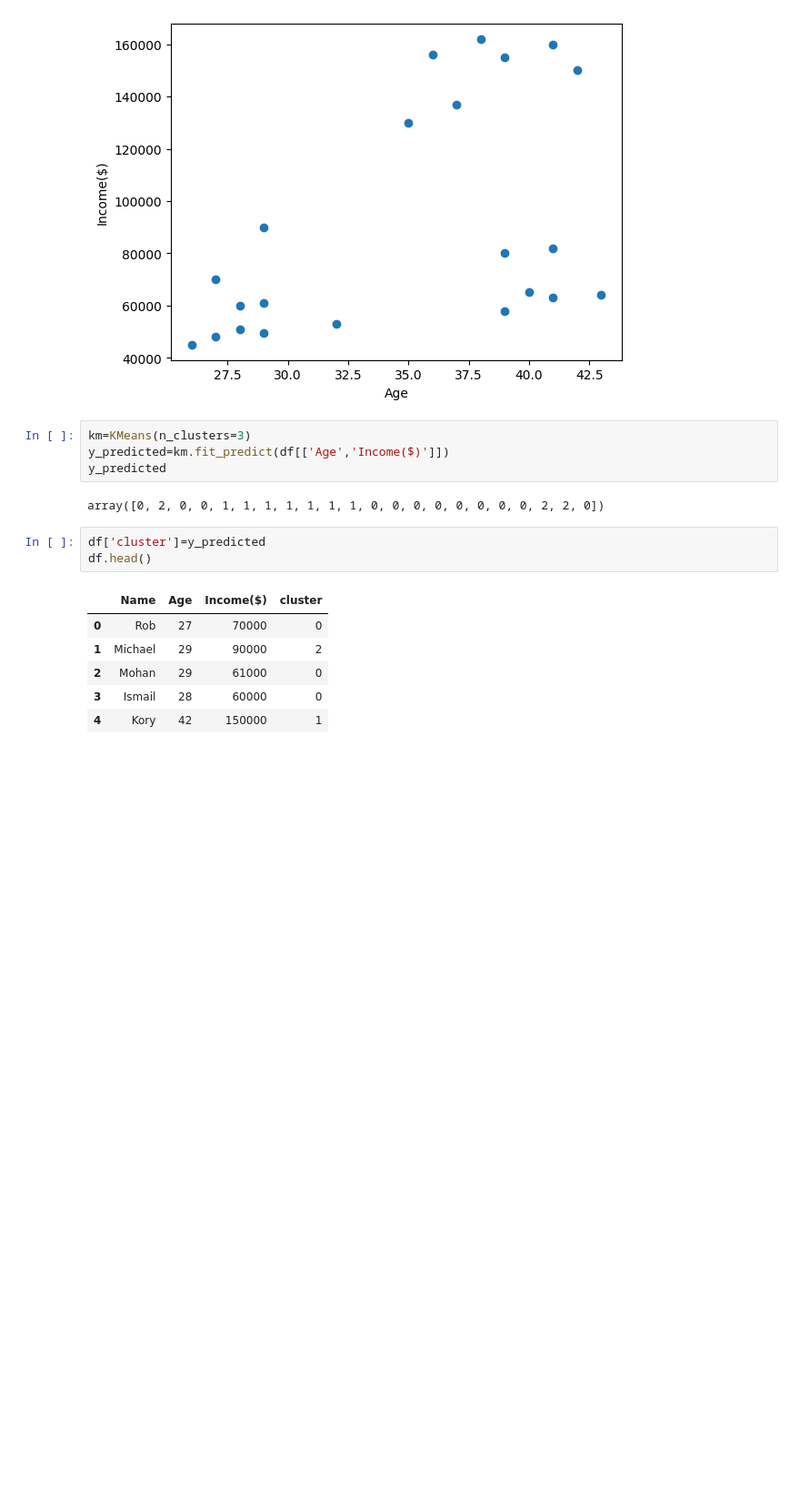
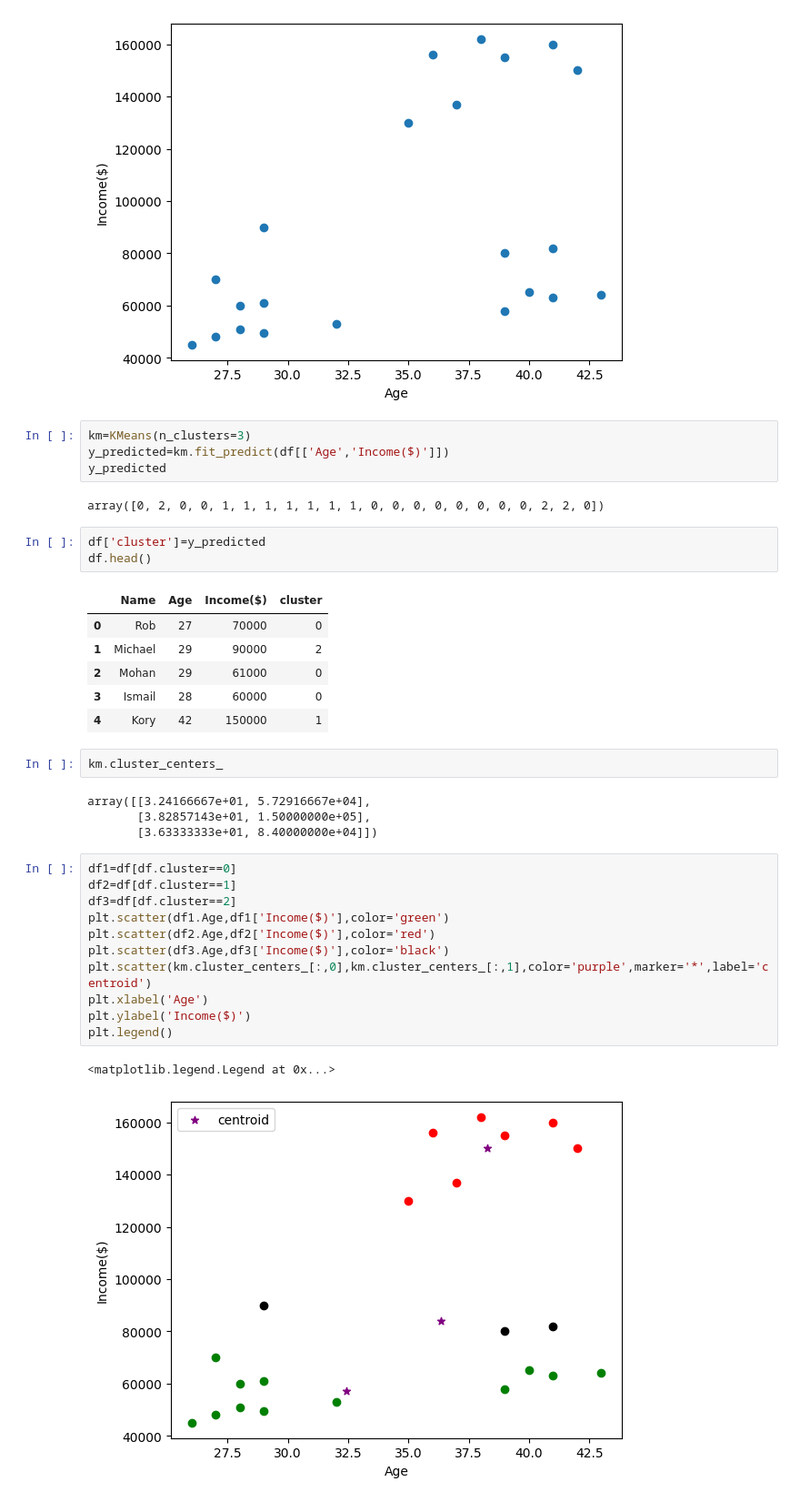
Before and after one commit to dinesh16adh/Machine-learning, a Jupyter notebook: Clustering with K means/K_means.ipynb, the cells around one changed output. Shown at 91% size. Saved outputs shown, nothing was run; the diff lists cells and outputs as text; blank space fills up the shorter version.

```diff
--- a/Clustering with K means/K_means.ipynb
+++ b/Clustering with K means/K_means.ipynb
@@ -38,3 +38,23 @@ df.head()
 | 2 | Mohan | 29 | 61000 | 0 |
 | 3 | Ismail | 28 | 60000 | 0 |
 | 4 | Kory | 42 | 150000 | 1 |
+# %%
+km.cluster_centers_
+# %% [output]
+array([[3.24166667e+01, 5.72916667e+04],
+       [3.82857143e+01, 1.50000000e+05],
+       [3.63333333e+01, 8.40000000e+04]])
+# %%
+df1=df[df.cluster==0]
+df2=df[df.cluster==1]
+df3=df[df.cluster==2]
+plt.scatter(df1.Age,df1['Income($)'],color='green')
+plt.scatter(df2.Age,df2['Income($)'],color='red')
+plt.scatter(df3.Age,df3['Income($)'],color='black')
+plt.scatter(km.cluster_centers_[:,0],km.cluster_centers_[:,1],color='purple',marker='*',label='centroid')
+plt.xlabel('Age')
+plt.ylabel('Income($)')
+plt.legend()
+# %% [output]
+<matplotlib.legend.Legend at 0x...>
+[figure, added]
```
